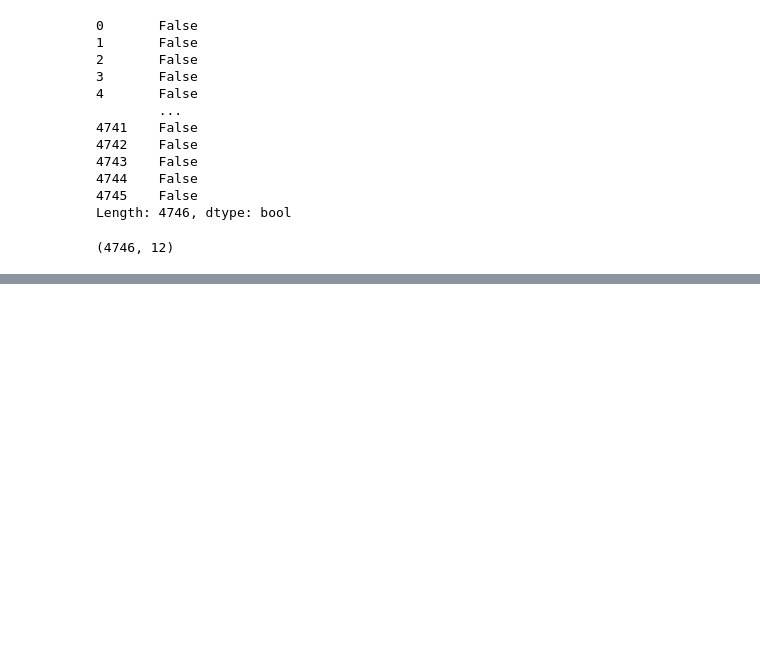
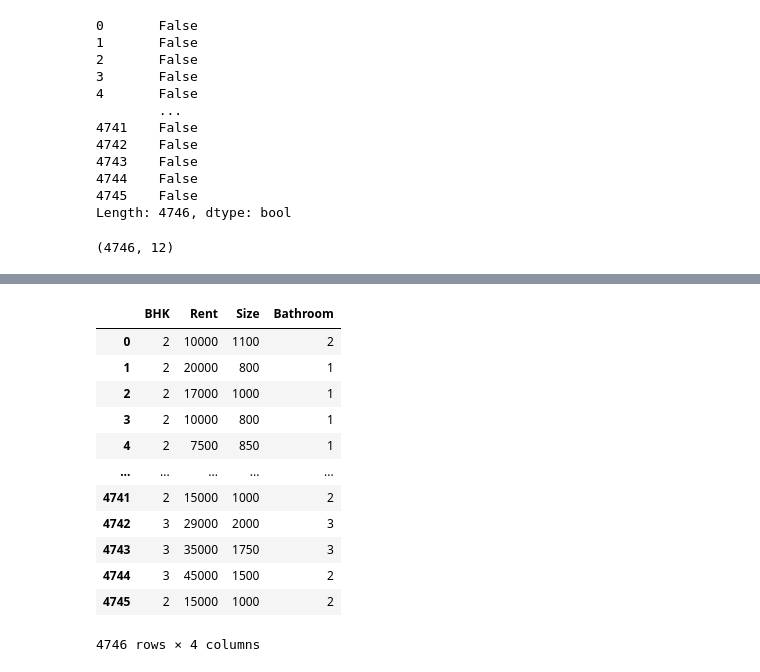
Before and after one commit to DenzAviator/HouseRentPrediction, a Jupyter notebook: notebooks/EDA.ipynb, the cells around one changed output, grey strips where cells are left out. Drawn from its saved outputs; the diff is of its cells as text; code cells hidden in the pictures; blank space fills up the shorter version.

```diff
--- a/notebooks/EDA.ipynb
+++ b/notebooks/EDA.ipynb
@@ -146,0 +151,2 @@ df.shape
+# %%
+numerical_values=df.columns[df.dtypes!="object"]
@@ -146,0 +179,16 @@ df.shape
+# %%
+df[numerical_values]
+# %% [output]
+|  | BHK | Rent | Size | Bathroom |
+| 0 | 2 | 10000 | 1100 | 2 |
+| 1 | 2 | 20000 | 800 | 1 |
+| 2 | 2 | 17000 | 1000 | 1 |
+| 3 | 2 | 10000 | 800 | 1 |
+| 4 | 2 | 7500 | 850 | 1 |
+| ... | ... | ... | ... | ... |
+| 4741 | 2 | 15000 | 1000 | 2 |
+| 4742 | 3 | 29000 | 2000 | 3 |
+| 4743 | 3 | 35000 | 1750 | 3 |
+| 4744 | 3 | 45000 | 1500 | 2 |
+| 4745 | 2 | 15000 | 1000 | 2 |
+4746 rows × 4 columns
```
Also changed, not shown: parts of 11 cells of this notebook.
